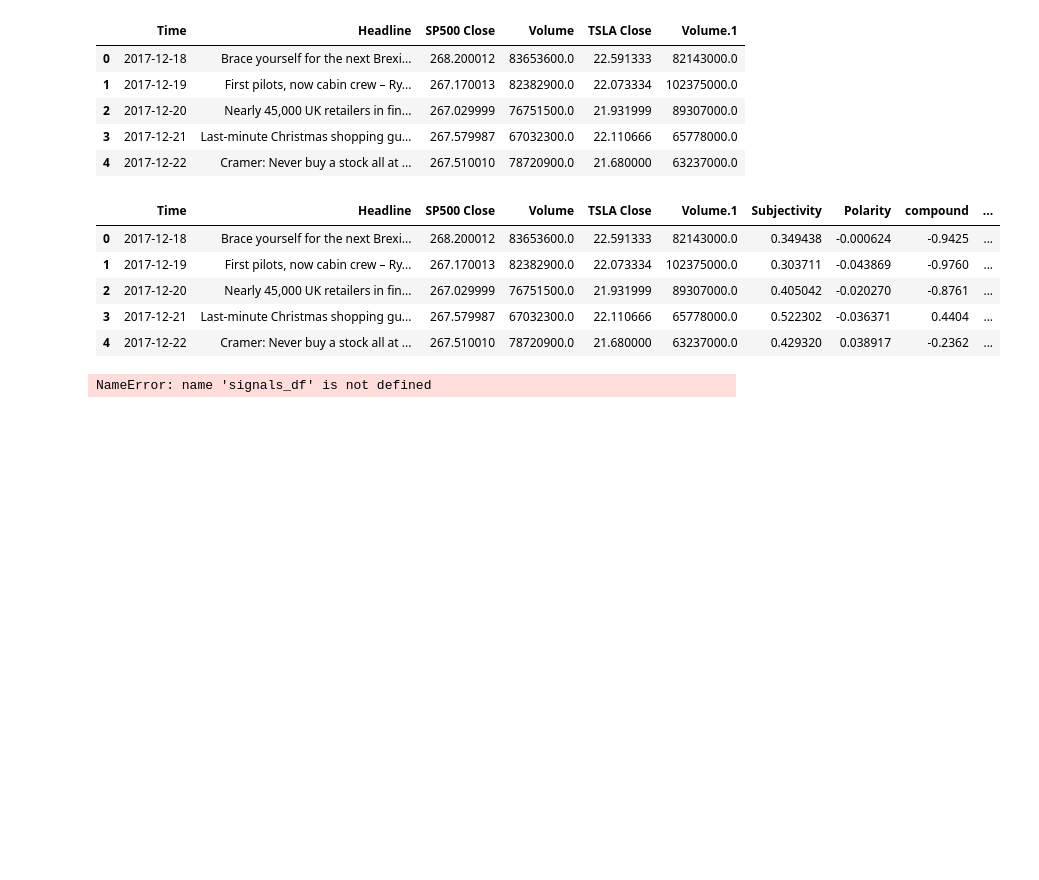
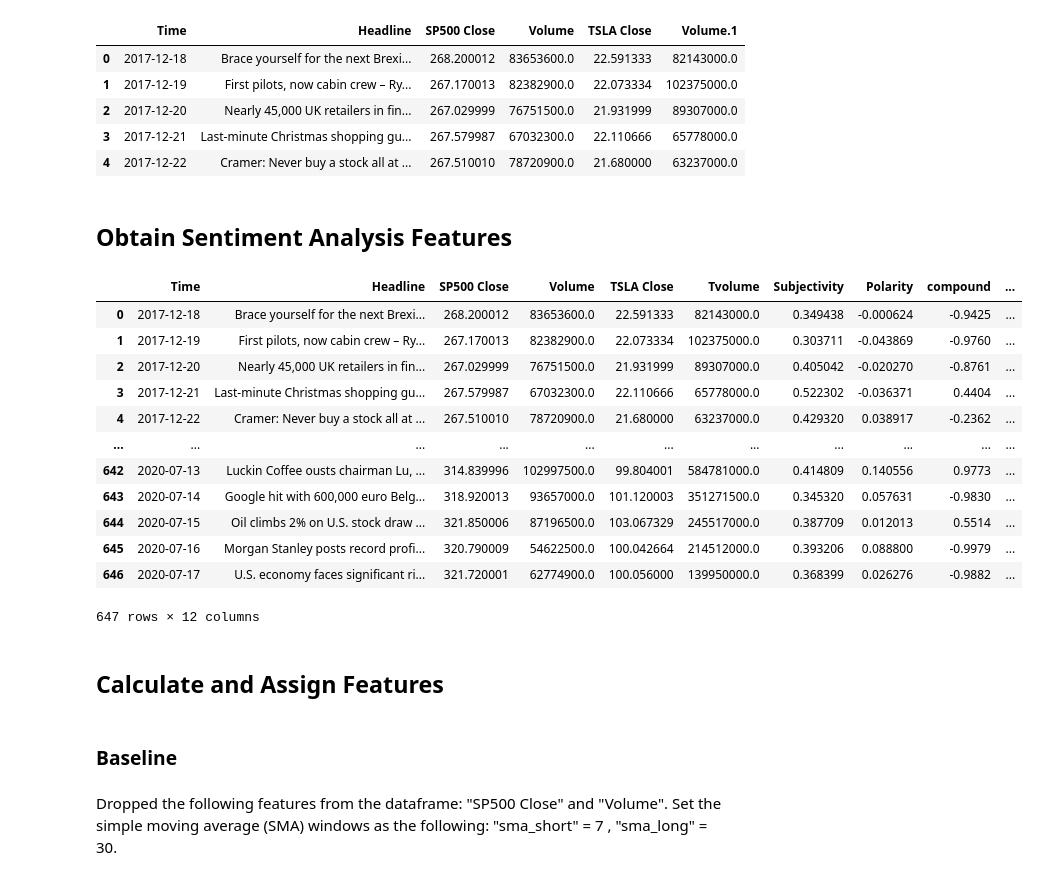
Before and after one commit to bittraidr/Sentiment_Analysis_Study_Multiple_Models, a Jupyter notebook: Branches/Edward.ipynb, the cells around one changed output. Drawn from its saved outputs; the diff is of its cells as text; code cells hidden in the pictures; blank space fills up the shorter version.

Commit message:
updated Edward.ipynb
Constructed notebook to house models and adjusted iterations. Model is running TSLA only. Removed SP500 column.

```diff
--- a/Branches/Edward.ipynb
+++ b/Branches/Edward.ipynb
@@ -54,5 +51,7 @@ sentiment_df.head()
 | 2 | 2017-12-20 | Nearly 45,000 UK retailers in fin... | 267.029999 | 76751500.0 | 21.931999 | 89307000.0 |
 | 3 | 2017-12-21 | Last-minute Christmas shopping gu... | 267.579987 | 67032300.0 | 22.110666 | 65778000.0 |
 | 4 | 2017-12-22 | Cramer: Never buy a stock all at ... | 267.510010 | 78720900.0 | 21.680000 | 63237000.0 |
+# %% [markdown]
+## Obtain Sentiment Analysis Features
 # %%
 # obtain polarity and subjectivity scores (potentially factor volume of information in the sentiment analysis)
@@ -91,58 +89,32 @@ for x in range(0, len(sentiment_df["Headline"])):
 # %%
 # Add Column with sentiment scores
 sentiment_df["compound"]= compound
 sentiment_df["neg"]= neg
 sentiment_df["pos"]= pos
 sentiment_df["neu"]= neu
 
+# Assuming you have a DataFrame named 'sentiment_df'
+sentiment_df.rename(columns={'Volume.1': 'Tvolume'}, inplace=True)
+
 #Display Dataframe
-sentiment_df.head()
+sentiment_df
 # %% [output]
-|  | Time | Headline | SP500 Close | Volume | TSLA Close | Volume.1 | Subjectivity | Polarity | compound | ... |
+|  | Time | Headline | SP500 Close | Volume | TSLA Close | Tvolume | Subjectivity | Polarity | compound | ... |
 | 0 | 2017-12-18 | Brace yourself for the next Brexi... | 268.200012 | 83653600.0 | 22.591333 | 82143000.0 | 0.349438 | -0.000624 | -0.9425 | ... |
 | 1 | 2017-12-19 | First pilots, now cabin crew – Ry... | 267.170013 | 82382900.0 | 22.073334 | 102375000.0 | 0.303711 | -0.043869 | -0.9760 | ... |
 | 2 | 2017-12-20 | Nearly 45,000 UK retailers in fin... | 267.029999 | 76751500.0 | 21.931999 | 89307000.0 | 0.405042 | -0.020270 | -0.8761 | ... |
 | 3 | 2017-12-21 | Last-minute Christmas shopping gu... | 267.579987 | 67032300.0 | 22.110666 | 65778000.0 | 0.522302 | -0.036371 | 0.4404 | ... |
 | 4 | 2017-12-22 | Cramer: Never buy a stock all at ... | 267.510010 | 78720900.0 | 21.680000 | 63237000.0 | 0.429320 | 0.038917 | -0.2362 | ... |
+| ... | ... | ... | ... | ... | ... | ... | ... | ... | ... | ... |
+| 642 | 2020-07-13 | Luckin Coffee ousts chairman Lu, ... | 314.839996 | 102997500.0 | 99.804001 | 584781000.0 | 0.414809 | 0.140556 | 0.9773 | ... |
+| 643 | 2020-07-14 | Google hit with 600,000 euro Belg... | 318.920013 | 93657000.0 | 101.120003 | 351271500.0 | 0.345320 | 0.057631 | -0.9830 | ... |
+| 644 | 2020-07-15 | Oil climbs 2% on U.S. stock draw ... | 321.850006 | 87196500.0 | 103.067329 | 245517000.0 | 0.387709 | 0.012013 | 0.5514 | ... |
+| 645 | 2020-07-16 | Morgan Stanley posts record profi... | 320.790009 | 54622500.0 | 100.042664 | 214512000.0 | 0.393206 | 0.088800 | -0.9979 | ... |
+| 646 | 2020-07-17 | U.S. economy faces significant ri... | 321.720001 | 62774900.0 | 100.056000 | 139950000.0 | 0.368399 | 0.026276 | -0.9882 | ... |
+647 rows × 12 columns
-# %%
-### Run baseline prediction with moving average windows
-
-## Generate trading signals using short- and long-window SMA values
-
-# Set the short window and long window
-short_window = 4
-long_window = 100
-
-# Generate the fast and slow simple moving averages (4 and 100 days, respectively)
-signals_df['SMA_Fast'] = signals_df['close'].rolling(window=short_window).mean()
-signals_df['SMA_Slow'] = signals_df['close'].rolling(window=long_window).mean()
-
-signals_df = signals_df.dropna()
-
-# Review the DataFrame
-# display(signals_df.head())
-# display(signals_df.tail())
-
-# Initialize the new Signal column
-signals_df['Signal'] = 0.0
-
-# When Actual Returns are greater than or equal to 0, generate signal to buy stock long
-signals_df.loc[(signals_df['Actual Returns'] >= 0), 'Signal'] = 1
-
-# When Actual Returns are less than 0, generate signal to sell stock short
-signals_df.loc[(signals_df['Actual Returns'] < 0), 'Signal'] = -1
-
-# Review the DataFrame
-# display(signals_df.head())
-# display(signals_df.tail())
-
-# Review the split of the signals
-signals_df['Signal'].value_counts()
-
-# Calculate the strategy returns and add them to the signals_df DataFrame
-signals_df['Strategy Returns'] = signals_df['Actual Returns'] * signals_df['Signal'].shift()
-
-# Plot Strategy Returns to examine performance
-(1 + signals_df['Strategy Returns']).cumprod().plot()
-# %% [output]
-NameError: name 'signals_df' is not defined
+# %% [markdown]
+## Calculate and Assign Features
+# %% [markdown]
+### Baseline
+# %% [markdown]
+Dropped the following features from the dataframe: "SP500 Close" and "Volume". Set the simple moving average (SMA) windows as the following: "sma_short" = 7 , "sma_long" = 30.
```
Also changed, not shown: parts of 77 cells of this notebook, 2 other files.
